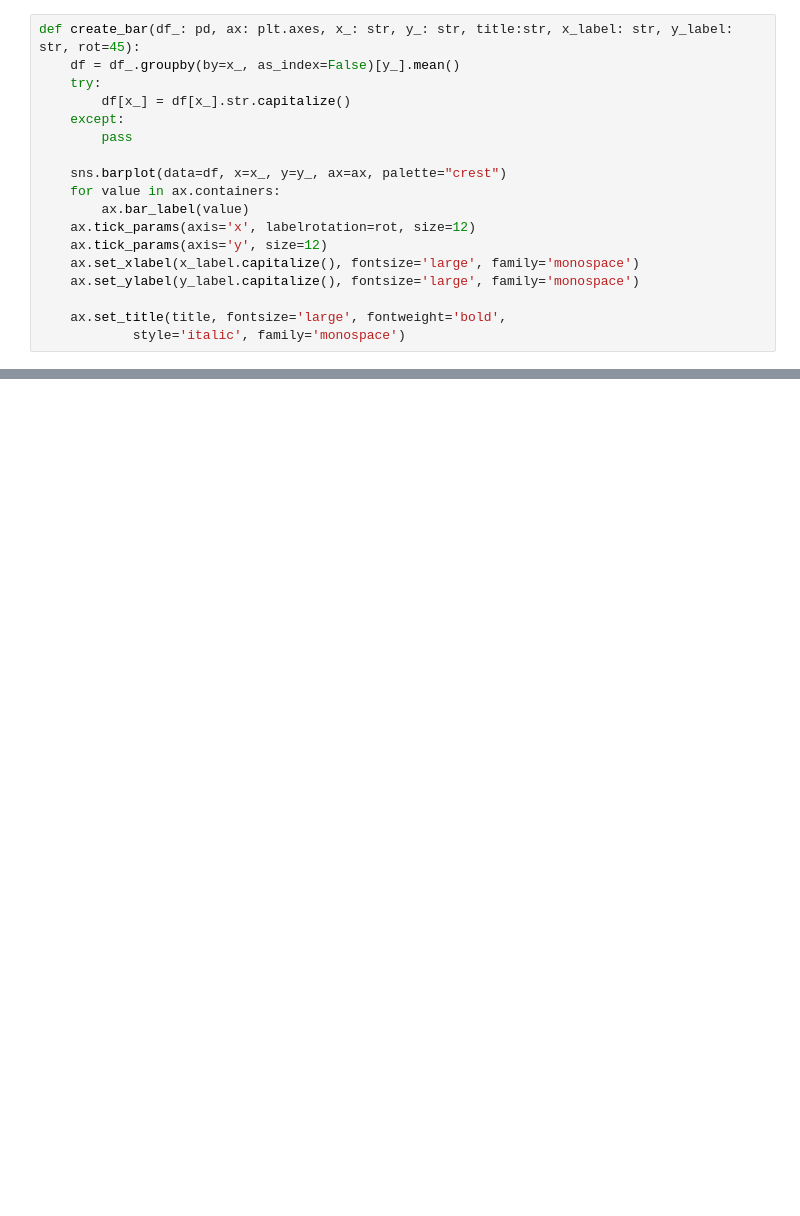
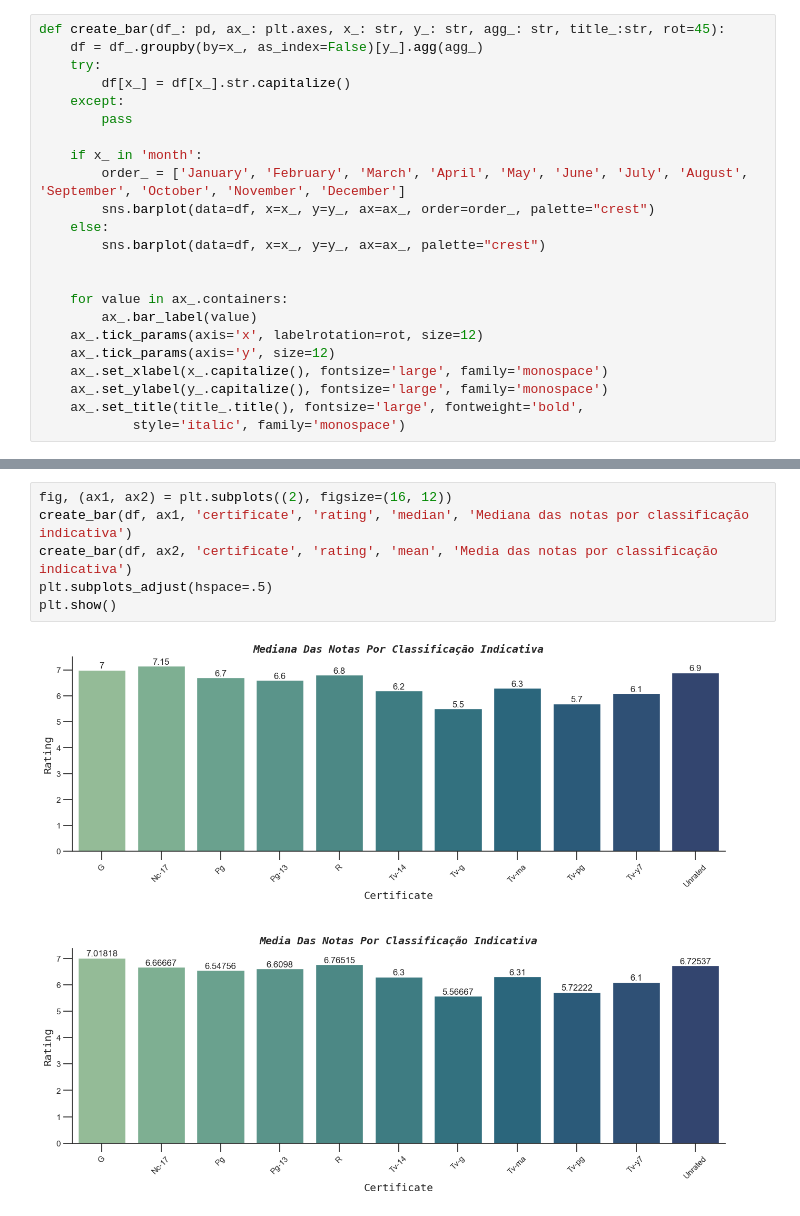
Before and after one commit to MatBrands/ADA-Exploratory_Data_Analysis, a Jupyter notebook: notebooks/edas/matheus.ipynb, the cells around one changed output, grey strips where cells are left out. Drawn from its saved outputs; the diff is of its cells as text; blank space fills up the shorter version.

```diff
--- a/notebooks/edas/matheus.ipynb
+++ b/notebooks/edas/matheus.ipynb
@@ -272,18 +290,23 @@ df_budget.sort_values('rating', ascending=True).head(10)
 # %%
-def create_bar(df_: pd, ax: plt.axes, x_: str, y_: str, title:str, x_label: str, y_label: str, rot=45):
-    df = df_.groupby(by=x_, as_index=False)[y_].mean()
+def create_bar(df_: pd, ax_: plt.axes, x_: str, y_: str, agg_: str, title_:str, rot=45):
+    df = df_.groupby(by=x_, as_index=False)[y_].agg(agg_)
     try:
         df[x_] = df[x_].str.capitalize()
     except:
         pass
 
-    sns.barplot(data=df, x=x_, y=y_, ax=ax, palette="crest")
-    for value in ax.containers:
-        ax.bar_label(value)
-    ax.tick_params(axis='x', labelrotation=rot, size=12)
-    ax.tick_params(axis='y', size=12)
-    ax.set_xlabel(x_label.capitalize(), fontsize='large', family='monospace')
-    ax.set_ylabel(y_label.capitalize(), fontsize='large', family='monospace')
+    if x_ in 'month':
+        order_ = ['January', 'February', 'March', 'April', 'May', 'June', 'July', 'August', 'September', 'October', 'November', 'December']
+        sns.barplot(data=df, x=x_, y=y_, ax=ax_, order=order_, palette="crest")
+    else:
+        sns.barplot(data=df, x=x_, y=y_, ax=ax_, palette="crest")
 
-    ax.set_title(title, fontsize='large', fontweight='bold',
+
+    for value in ax_.containers:
+        ax_.bar_label(value)
+    ax_.tick_params(axis='x', labelrotation=rot, size=12)
+    ax_.tick_params(axis='y', size=12)
+    ax_.set_xlabel(x_.capitalize(), fontsize='large', family='monospace')
+    ax_.set_ylabel(y_.capitalize(), fontsize='large', family='monospace')
+    ax_.set_title(title_.title(), fontsize='large', fontweight='bold',
             style='italic', family='monospace')
@@ -289,0 +348,8 @@ def create_bar(df_: pd, ax: plt.axes, x_: str, y_: str, title:str, x_label: str,
+# %%
+fig, (ax1, ax2) = plt.subplots((2), figsize=(16, 12))
+create_bar(df, ax1, 'certificate', 'rating', 'median', 'Mediana das notas por classificação indicativa')
+create_bar(df, ax2, 'certificate', 'rating', 'mean', 'Media das notas por classificação indicativa')
+plt.subplots_adjust(hspace=.5)
+plt.show()
+# %% [output]
+[figure, added]
```
Also changed, not shown: parts of 29 cells of this notebook.
